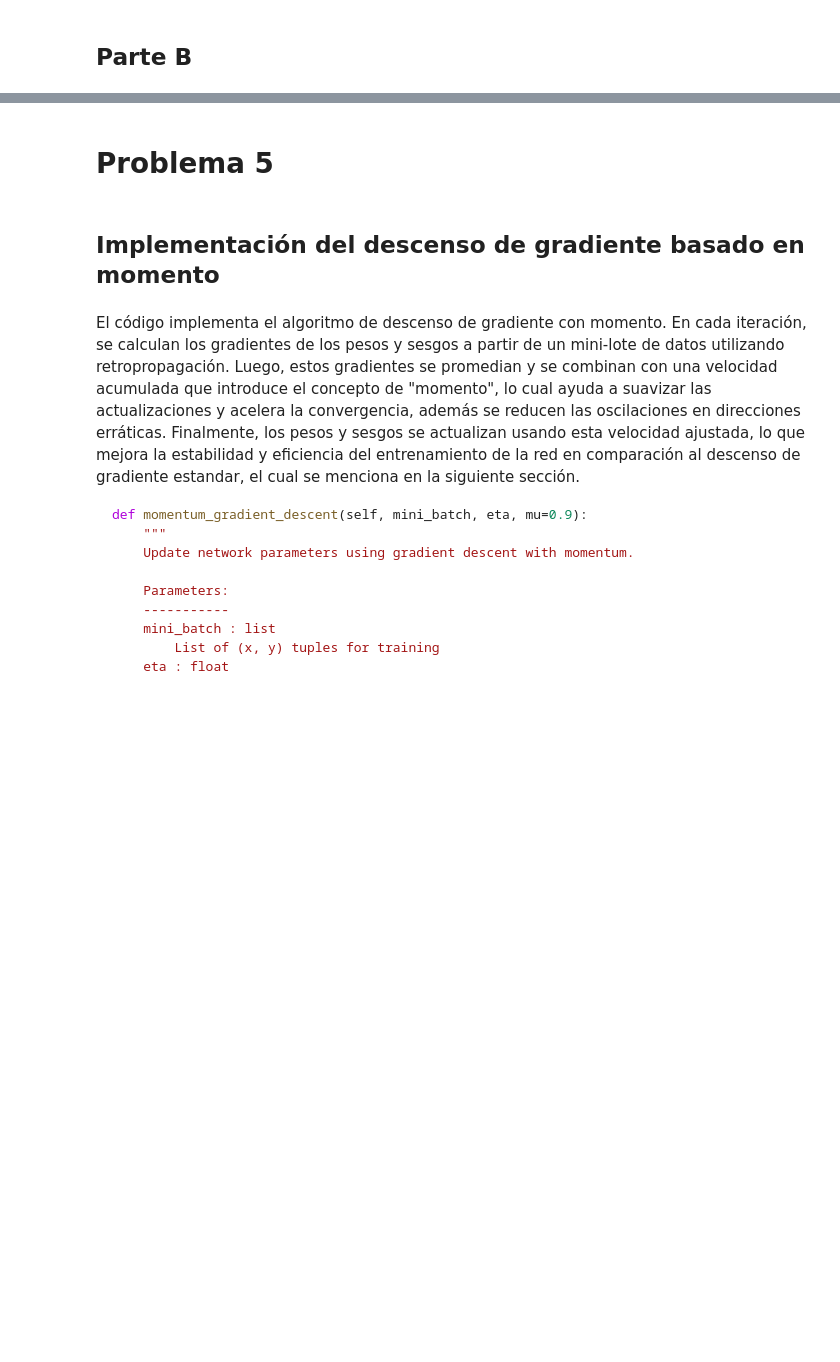
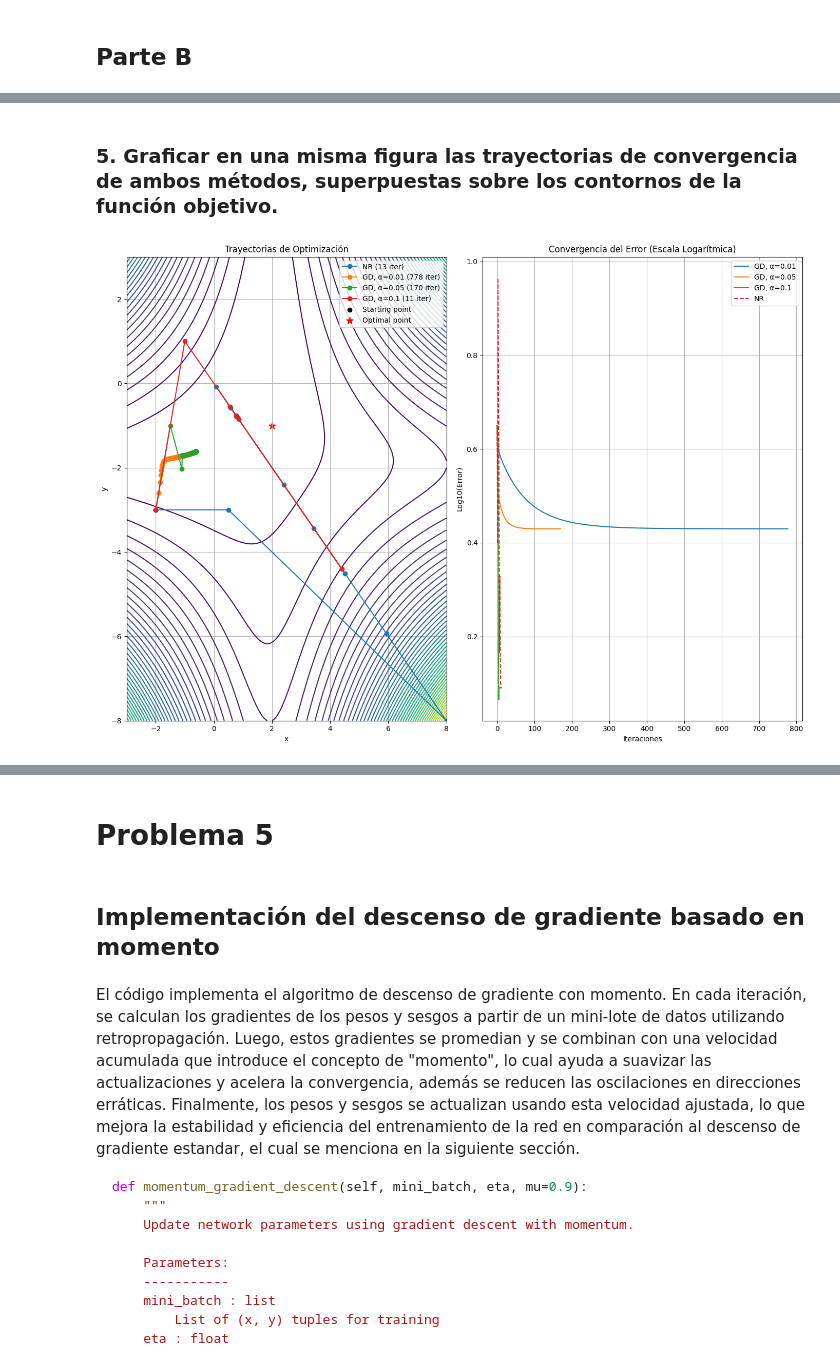
Before and after one commit to j4vierb/mos-labs, a Jupyter notebook: labs/lab3/entrega_lab3.ipynb, the cells around one changed output, grey strips where cells are left out. Drawn from its saved outputs; the diff is of its cells as text; code cells hidden in the pictures; blank space fills up the shorter version.

```diff
--- a/labs/lab3/entrega_lab3.ipynb
+++ b/labs/lab3/entrega_lab3.ipynb
@@ -1001,0 +904,17 @@ Skipping alpha=0.5 due to invalid trajectory type: <class 'int'>
+# %%
+alphas_gd = [0.01, 0.05, 0.1]
+results_gd = {}
+
+# Gradiente Descendente
+for alpha in alphas_gd:
+    start_time = time.time()
+    x_opt, y_opt, traj = gradient_descent(alpha)
+    exec_time = time.time() - start_time
+    results_gd[alpha] = (x_opt, y_opt, len(traj), exec_time)
+    print(f"GD, Alpha: {alpha}, Óptimo: ({x_opt:.4f}, {y_opt:.4f}), Iteraciones: {len(traj)}, Tiempo: {exec_time:.4f}s")
+
+# Newton-Raphson
+start_time = time.time()
+x_opt_nr, y_opt_nr, traj_nr = newton_raphson()
+exec_time_nr = time.time() - start_time
+print(f"NR, Óptimo: ({x_opt_nr:.4f}, {y_opt_nr:.4f}), Iteraciones: {len(traj_nr)}, Tiempo: {exec_time_nr:.4f}s")
@@ -1001,0 +926,63 @@ Skipping alpha=0.5 due to invalid trajectory type: <class 'int'>
+# %% [markdown]
+### 5. Graficar en una misma figura las trayectorias de convergencia de ambos métodos, superpuestas sobre los contornos de la función objetivo.
+# %%
+# Parte 5: Graficar trayectorias de convergencia sobre los contornos de la función objetivo
+x_vals = np.linspace(-3, 8, 400)
+y_vals = np.linspace(-8, 3, 400)
+x_grid, y_grid = np.meshgrid(x_vals, y_vals)
+z_grid = func(x_grid, y_grid)
+
+plt.figure(figsize=(14, 10))
+
+# Subplot 1: Trayectorias de optimización sobre contornos
+plt.subplot(1, 2, 1)
+plt.contour(x_grid, y_grid, z_grid, levels=50, cmap='viridis')
+
+# Graficar trayectorias de Newton-Raphson
+traj_nr = np.array(traj_nr)
+plt.plot(traj_nr[:, 0], traj_nr[:, 1], marker='o', label=f'NR ({len(traj_nr)} iter)')
+
+# Graficar trayectorias de Gradiente Descendente
+for alpha in alphas_gd:
+    _, _, traj_gd = gradient_descent(alpha)
+    traj_gd = np.array(traj_gd)
+    plt.plot(traj_gd[:, 0], traj_gd[:, 1], marker='o', label=f'GD, α={alpha} ({len(traj_gd)} iter)')
+
+# Marcar puntos clave
+plt.scatter(-2, -3, color='black', label='Starting point')
+plt.scatter(2, -1, color='red', label='Optimal point', s=100, marker='*')
+
+plt.title('Trayectorias de Optimización')
+plt.xlabel('x')
+plt.ylabel('y')
+plt.legend()
+plt.grid(True)
+
+# Subplot 2: Convergencia del error en escala logarítmica
+plt.subplot(1, 2, 2)
+
+# Calcular errores de convergencia
+errors_gd = {}
+for alpha in alphas_gd:
+    _, _, traj_gd = gradient_descent(alpha)
+    traj_gd = np.array(traj_gd)
+    errors_gd[alpha] = [np.log10(np.linalg.norm([x - 2, y + 1])) for x, y in traj_gd]
+
+errors_nr = [np.log10(np.linalg.norm([x - 2, y + 1])) for x, y in traj_nr]
+
+# Graficar errores
+for alpha, error_gd in errors_gd.items():
+    plt.plot(range(len(error_gd)), error_gd, label=f'GD, α={alpha}')
+
+plt.plot(range(len(errors_nr)), errors_nr, label='NR', linestyle='--')
+
+plt.title('Convergencia del Error (Escala Logarítmica)')
+plt.xlabel('Iteraciones')
+plt.ylabel('Log10(Error)')
+plt.legend()
+plt.grid(True)
+
+plt.tight_layout()
+plt.show()
+# %% [output]
+[figure, added]
```
Also changed, not shown: parts of 38 cells of this notebook.
